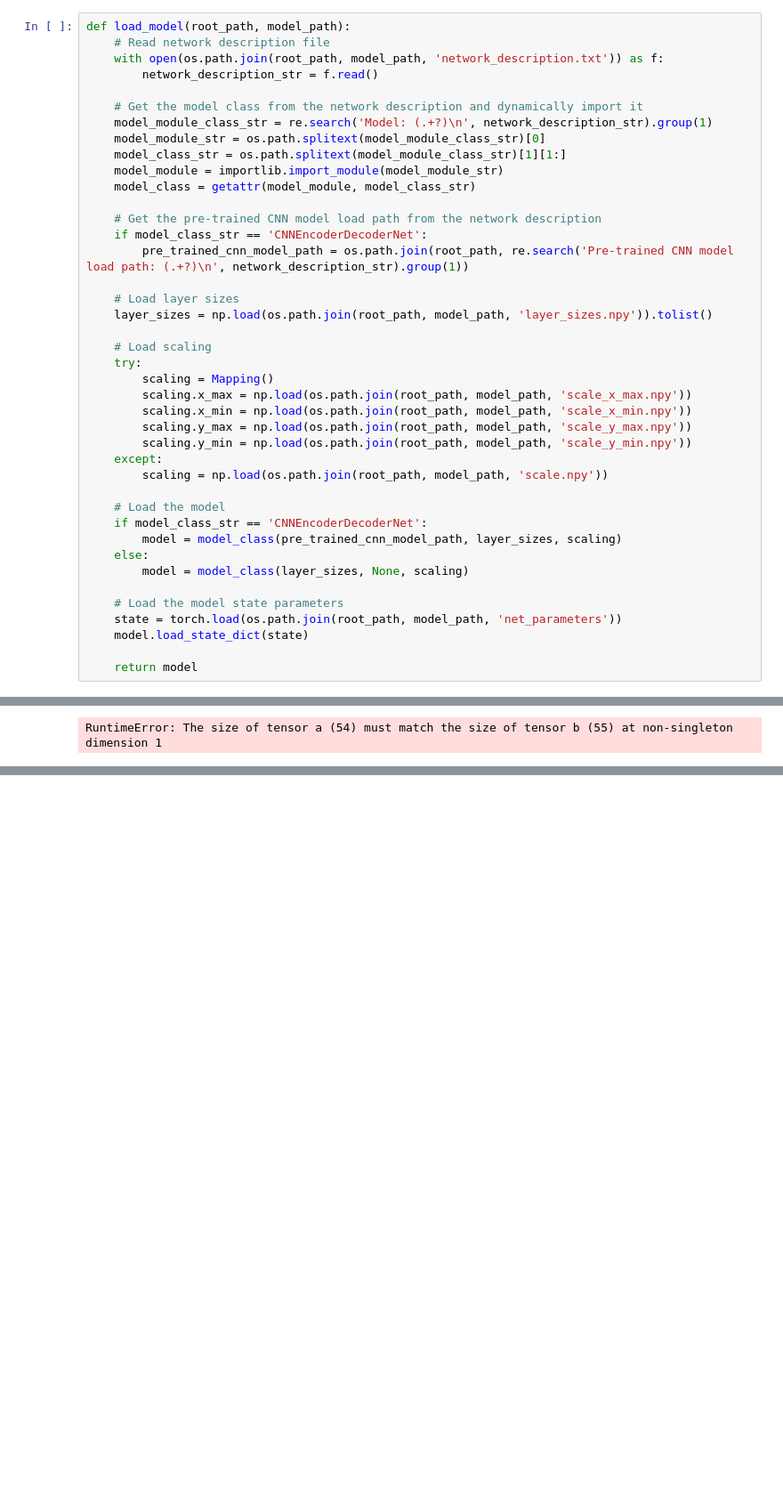
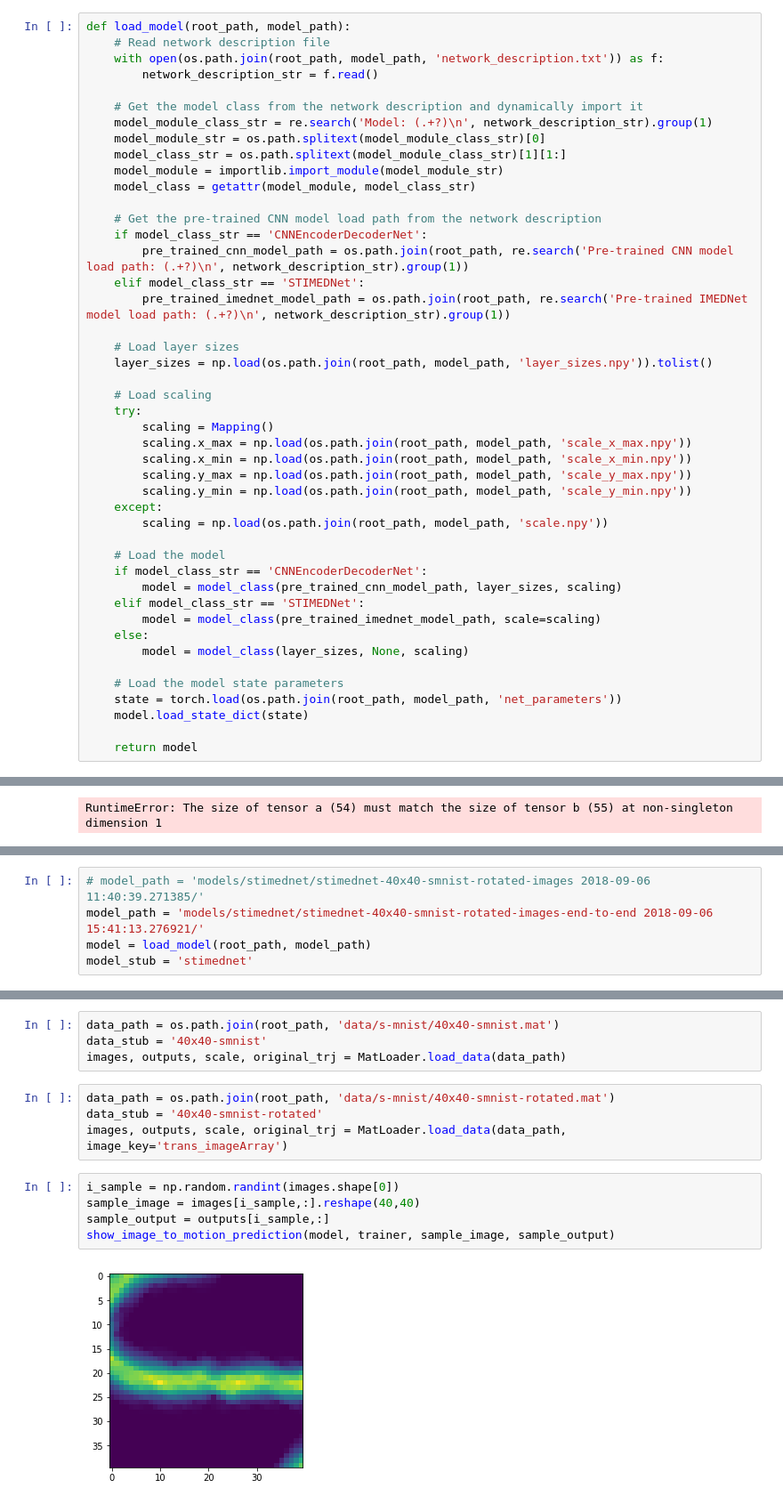
Before and after one commit to abr-ijs/imednet, a Jupyter notebook: notebooks/Spatial Transformer Networks Test.ipynb, the cells around one changed output, grey strips where cells are left out. Shown: that part at 89% size. Saved outputs shown, nothing was run; the diff lists cells and outputs as text; blank space fills up the shorter version.

Commit message:
Update STIMEDNet

```diff
--- a/notebooks/Spatial Transformer Networks Test.ipynb
+++ b/notebooks/Spatial Transformer Networks Test.ipynb
@@ -336,6 +340,8 @@ def load_model(root_path, model_path):
     # Get the pre-trained CNN model load path from the network description
     if model_class_str == 'CNNEncoderDecoderNet':
         pre_trained_cnn_model_path = os.path.join(root_path, re.search('Pre-trained CNN model load path: (.+?)\n', network_description_str).group(1))
+    elif model_class_str == 'STIMEDNet':
+        pre_trained_imednet_model_path = os.path.join(root_path, re.search('Pre-trained IMEDNet model load path: (.+?)\n', network_description_str).group(1))
 
     # Load layer sizes
     layer_sizes = np.load(os.path.join(root_path, model_path, 'layer_sizes.npy')).tolist()
@@ -353,6 +359,8 @@ def load_model(root_path, model_path):
     # Load the model
     if model_class_str == 'CNNEncoderDecoderNet':
         model = model_class(pre_trained_cnn_model_path, layer_sizes, scaling)
+    elif model_class_str == 'STIMEDNet':
+        model = model_class(pre_trained_imednet_model_path, scale=scaling)
     else:
         model = model_class(layer_sizes, None, scaling)
 
@@ -505,0 +426,5 @@ torch.Size([9, 54])
+# %%
+# model_path = 'models/stimednet/stimednet-40x40-smnist-rotated-images 2018-09-06 11:40:39.271385/'
+model_path = 'models/stimednet/stimednet-40x40-smnist-rotated-images-end-to-end 2018-09-06 15:41:13.276921/'
+model = load_model(root_path, model_path)
+model_stub = 'stimednet'
@@ -505,0 +481,15 @@ torch.Size([9, 54])
+# %%
+data_path = os.path.join(root_path, 'data/s-mnist/40x40-smnist.mat')
+data_stub = '40x40-smnist'
+images, outputs, scale, original_trj = MatLoader.load_data(data_path)
+# %%
+data_path = os.path.join(root_path, 'data/s-mnist/40x40-smnist-rotated.mat')
+data_stub = '40x40-smnist-rotated'
+images, outputs, scale, original_trj = MatLoader.load_data(data_path, image_key='trans_imageArray')
+# %%
+i_sample = np.random.randint(images.shape[0])
+sample_image = images[i_sample,:].reshape(40,40)
+sample_output = outputs[i_sample,:]
+show_image_to_motion_prediction(model, trainer, sample_image, sample_output)
+# %% [output]
+[figure, added]
```
Also changed, not shown: parts of 10 cells of this notebook, 7 other files.
